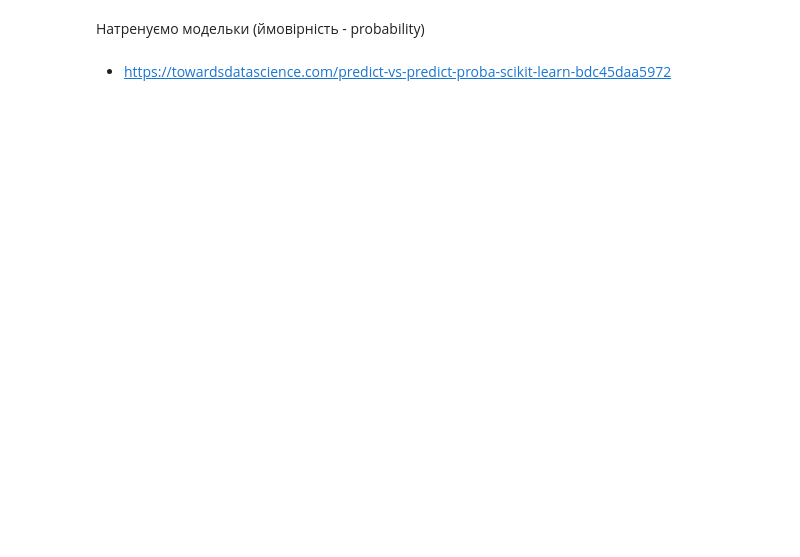
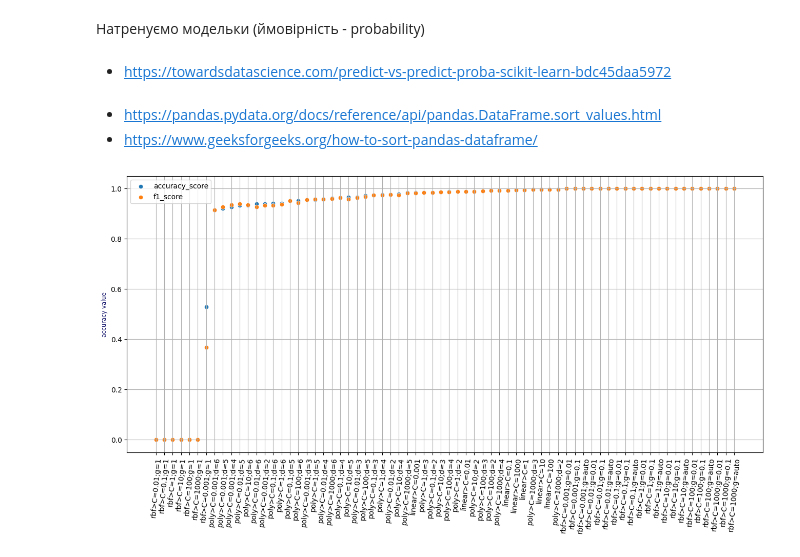
Before and after one commit to DenysTantsiura/datas, a Jupyter notebook: Hw_5/Hw5.1.ipynb, the cells around one changed output. Saved outputs shown, nothing was run; the diff lists cells and outputs as text; code cells hidden in the pictures; blank space fills up the shorter version.

```diff
--- a/Hw_5/Hw5.1.ipynb
+++ b/Hw_5/Hw5.1.ipynb
@@ -199,7 +181,24 @@ def run_model(model: SVC, new_data: pd.DataFrame, real_result: pd.Series) -> lis
 
     return [m1, m2]
 # %%
-# обрахуємо результати перевірки
-valid_linear = {mark:run_model(model, X_valid, y_valid) for mark, model in models_svc_linear.items()}
-valid_rbf = {mark:run_model(model, X_valid, y_valid) for mark, model in models_svc_rbf.items()}
-valid_poly = {mark:run_model(model, X_valid, y_valid) for mark, model in models_svc_poly.items()}
+# обрахуємо результати перевірки за моделями (валідації/тесту)
+def get_model_results(
+                      X_valid: pd.DataFrame,
+                      y_valid: pd.Series,
+                      models_svc_linear: dict=None,
+                      models_svc_rbf: dict=None,
+                      models_svc_poly: dict=None
+                      ) -> pd.DataFrame:
+    valid_linear = {mark:run_model(model, X_valid, y_valid) for mark, model in models_svc_linear.items()} if models_svc_linear else {}
+    valid_rbf = {mark:run_model(model, X_valid, y_valid) for mark, model in models_svc_rbf.items()} if models_svc_rbf else {}
+    valid_poly = {mark:run_model(model, X_valid, y_valid) for mark, model in models_svc_poly.items()} if models_svc_poly else {}
+
+    valid_results = {}
+    valid_results.update(valid_linear)
+    valid_results.update(valid_rbf)
+    valid_results.update(valid_poly)
+    valid_results = pd.DataFrame(valid_results).T
+
+    valid_results.columns = ['accuracy_score', 'f1_score', ]
+
+    return valid_results
@@ -212,0 +205,25 @@ valid_results = pd.DataFrame(valid_results).T
+# %%
+# Порахуємо результати узагальнених точностей за моделями для різних вибірок
+train_results = get_model_results(X_train, y_train, models_svc_linear, models_svc_rbf, models_svc_poly)
+valid_results = get_model_results(X_valid, y_valid, models_svc_linear, models_svc_rbf, models_svc_poly)
+test_results = get_model_results(X_test, y_test, models_svc_linear, models_svc_rbf, models_svc_poly)
+# %%
+# Порівняємо результати візуально
+def show_compare_accuracy_scatter(x: pd.Series, data: pd.DataFrame) -> None:
+    plt.figure(figsize=(16,7))
+    [ax := sns.scatterplot(x=x, y=ac, data=data, label=ac) for ac in valid_results.columns]
+
+    plt.xticks(rotation=85)
+    plt.ylabel('accuracy value', fontsize='small', color='midnightblue')
+    plt.grid()
+    ax.legend()
+    plt.show()
+# %% [markdown]
+- https://pandas.pydata.org/docs/reference/api/pandas.DataFrame.sort_values.html
+- https://www.geeksforgeeks.org/how-to-sort-pandas-dataframe/
+# %%
+# Порівняння точності за тренувальними вибірками для різних моделей
+train_results = train_results.sort_values(by=['accuracy_score', 'f1_score'])
+show_compare_accuracy_scatter(x=train_results.index, data=train_results)
+# %% [output]
+[figure, added]
```
Also changed, not shown: parts of 37 cells of this notebook, 5 other files.
